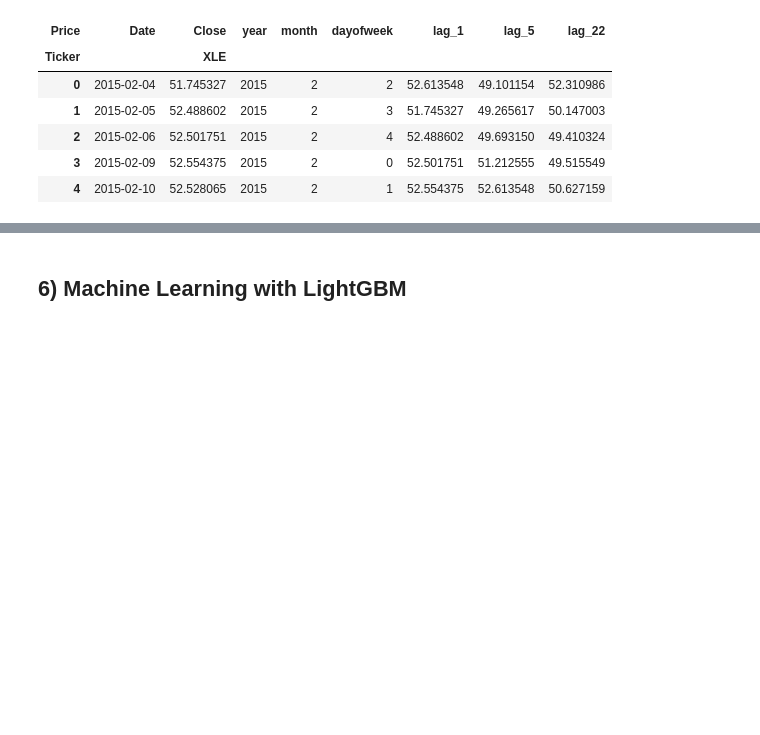
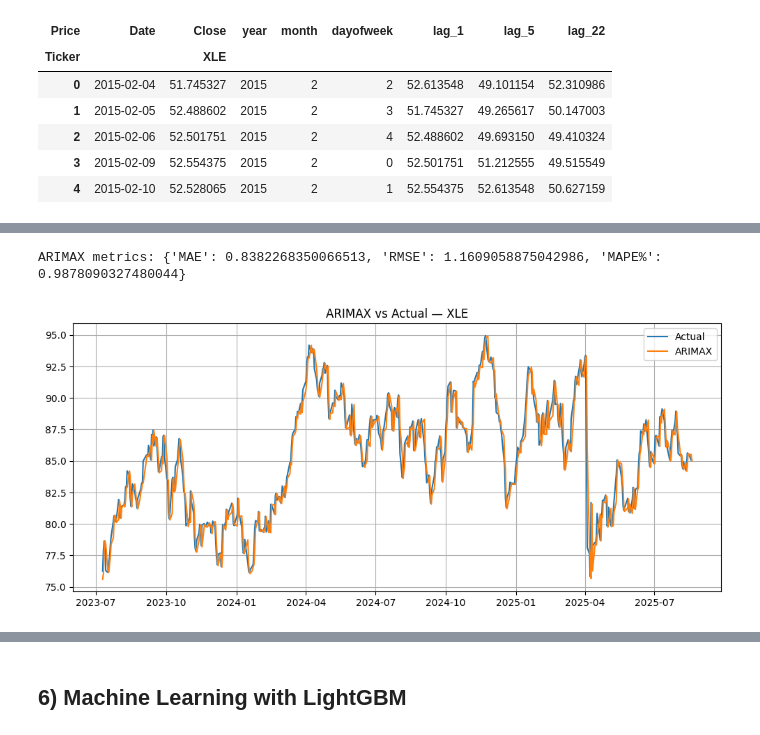
Before and after one commit to matteodimauro/electricity-futures-forecasting, a Jupyter notebook: notebooks/01_yfinance_mvp.ipynb, the cells around one changed output, grey strips where cells are left out. Drawn from its saved outputs; the diff is of its cells as text; code cells hidden in the pictures; blank space fills up the shorter version.

```diff
--- a/notebooks/01_yfinance_mvp.ipynb
+++ b/notebooks/01_yfinance_mvp.ipynb
@@ -261,12 +290,26 @@ We transformed a pure sequence of prices into a **machine-learning-friendly data
 # %%
-arima = auto_arima(y_tr, seasonal=False, suppress_warnings=True)
-arima_fc = arima.predict(n_periods=len(test))
+# ARIMAX with exogenous features (lags + calendar)
+arimax = auto_arima(
+    y_tr,
+    X=X_tr,                 # give it the features
+    seasonal=True,          # allow seasonal part
+    m=22,                   # ~1 trading month seasonality
+    stepwise=True,
+    suppress_warnings=True,
+    error_action="ignore"
+)
 
-m_arima = metrics(y_te, arima_fc)
-print("ARIMA metrics:", m_arima)
+arimax_fc = arimax.predict(n_periods=len(X_te), X=X_te)
+
+m_arimax = metrics(y_te.ravel(), arimax_fc)
+print("ARIMAX metrics:", m_arimax)
 
 plt.figure()
 plt.plot(test["Date"], y_te, label="Actual")
-plt.plot(test["Date"], arima_fc, label="ARIMA")
-plt.legend(); plt.title(f"ARIMA vs Actual — {TICKER}"); plt.show()
+plt.plot(test["Date"], arimax_fc, label="ARIMAX")
+plt.title(f"ARIMAX vs Actual — {TICKER}")
+plt.legend(); plt.show()
+# %% [output]
+ARIMAX metrics: {'MAE': 0.8382268350066513, 'RMSE': 1.1609058875042986, 'MAPE%': 0.9878090327480044}
+[figure, added]
 # %% [markdown]
```
Also changed, not shown: parts of 23 cells of this notebook.
